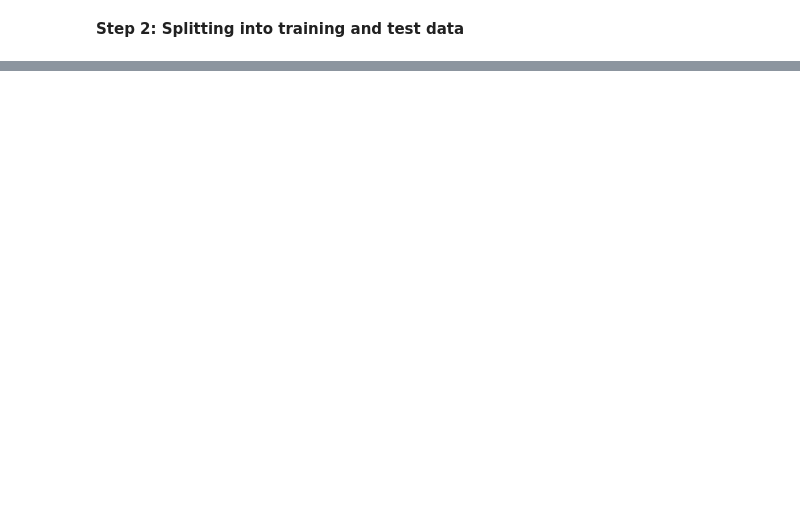
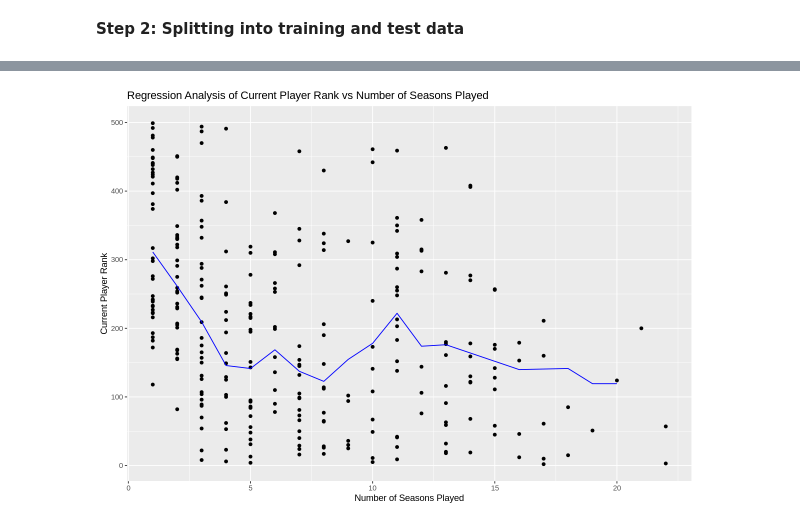
Before and after one commit to ZappyDoo/DSCIProject, a Jupyter notebook: final_project.ipynb, the cells around one changed output, grey strips where cells are left out. Cells and saved outputs as stored; diff of their text form; code cells hidden in the pictures; blank space fills up the shorter version.

```diff
--- a/final_project.ipynb
+++ b/final_project.ipynb
@@ -233,0 +234,8 @@ A tibble: 3 × 3
+# %%
+stats_plot <- ggplot(stats_training, aes(x = seasons, y = current_rank)) +
+            geom_point() +
+            geom_line(stats_predictions, mapping = aes(x = seasons, y = .pred), color = "blue") +
+            labs(x = "Number of Seasons Played", y = "Current Player Rank", title = "Regression Analysis of Current Player Rank vs Number of Seasons Played")
+stats_plot
+# %% [output]
+[figure, added]
```
Also changed, not shown: parts of 7 cells of this notebook.
